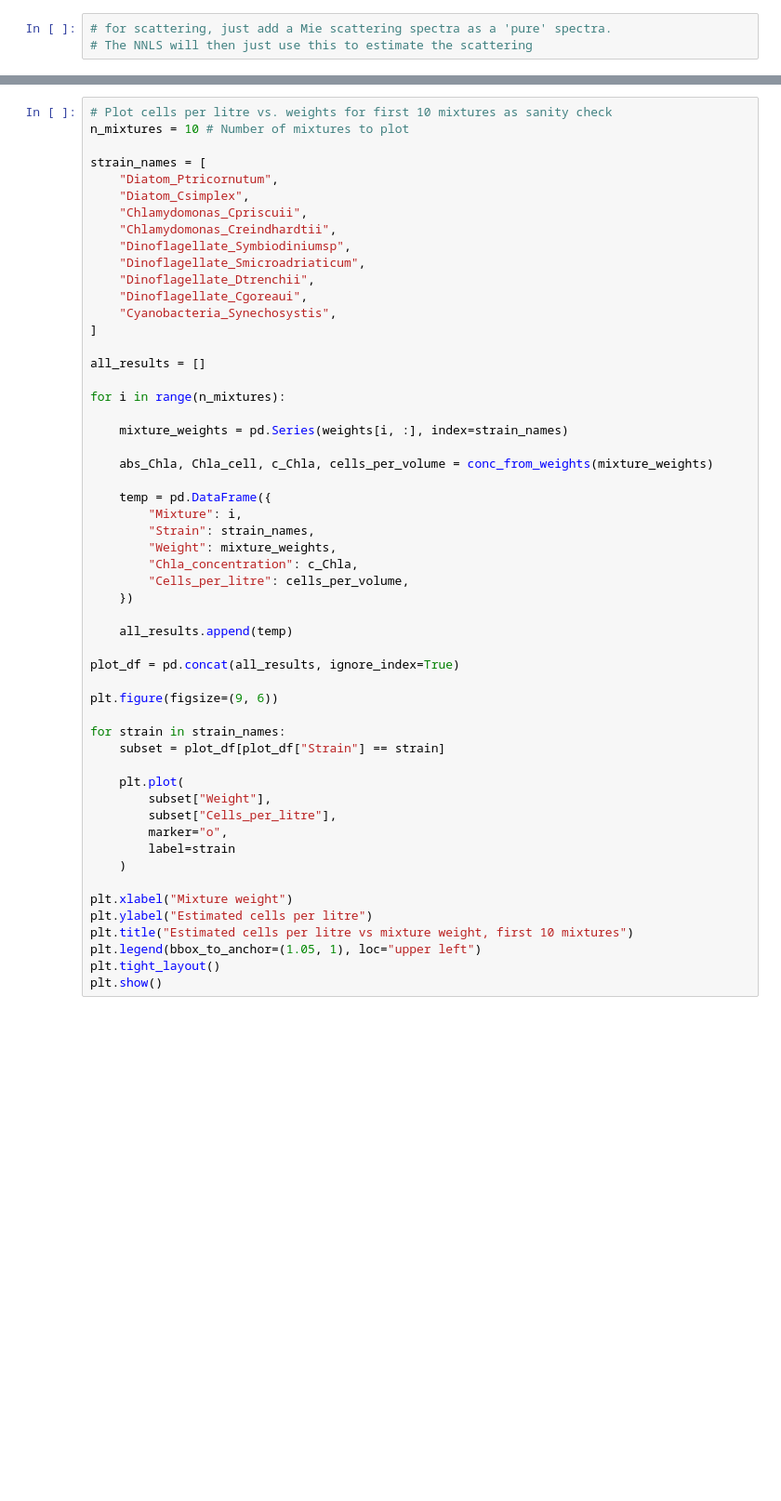
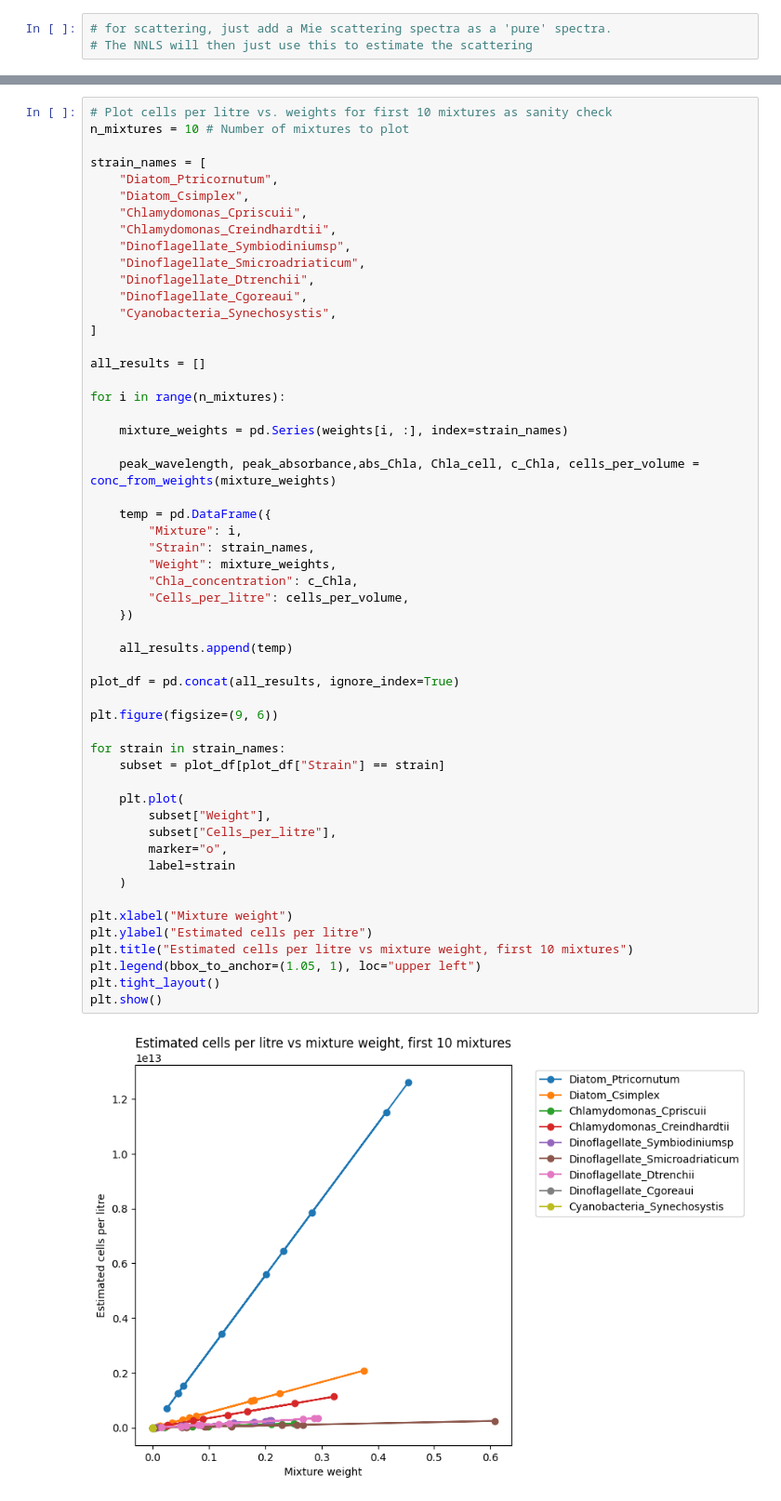
Before and after one commit to matsbannink/machine_learning, a Jupyter notebook: NNLS_with_concentrations.ipynb, the cells around one changed output, grey strips where cells are left out. Shown at 93% size. Saved outputs shown, nothing was run; the diff lists cells and outputs as text; blank space fills up the shorter version.

```diff
--- a/NNLS_with_concentrations.ipynb
+++ b/NNLS_with_concentrations.ipynb
@@ -336,35 +335,37 @@ for i in range(n_mixtures):
 
     mixture_weights = pd.Series(weights[i, :], index=strain_names)
 
-    abs_Chla, Chla_cell, c_Chla, cells_per_volume = conc_from_weights(mixture_weights)
+    peak_wavelength, peak_absorbance,abs_Chla, Chla_cell, c_Chla, cells_per_volume = conc_from_weights(mixture_weights)
 
     temp = pd.DataFrame({
         "Mixture": i,
         "Strain": strain_names,
         "Weight": mixture_weights,
         "Chla_concentration": c_Chla,
         "Cells_per_litre": cells_per_volume,
     })
 
     all_results.append(temp)
 
 plot_df = pd.concat(all_results, ignore_index=True)
 
 plt.figure(figsize=(9, 6))
 
 for strain in strain_names:
     subset = plot_df[plot_df["Strain"] == strain]
 
     plt.plot(
         subset["Weight"],
         subset["Cells_per_litre"],
         marker="o",
         label=strain
     )
 
 plt.xlabel("Mixture weight")
 plt.ylabel("Estimated cells per litre")
 plt.title("Estimated cells per litre vs mixture weight, first 10 mixtures")
 plt.legend(bbox_to_anchor=(1.05, 1), loc="upper left")
 plt.tight_layout()
 plt.show()
+# %% [output]
+[figure, added]
```
Also changed, not shown: parts of 4 cells of this notebook.
